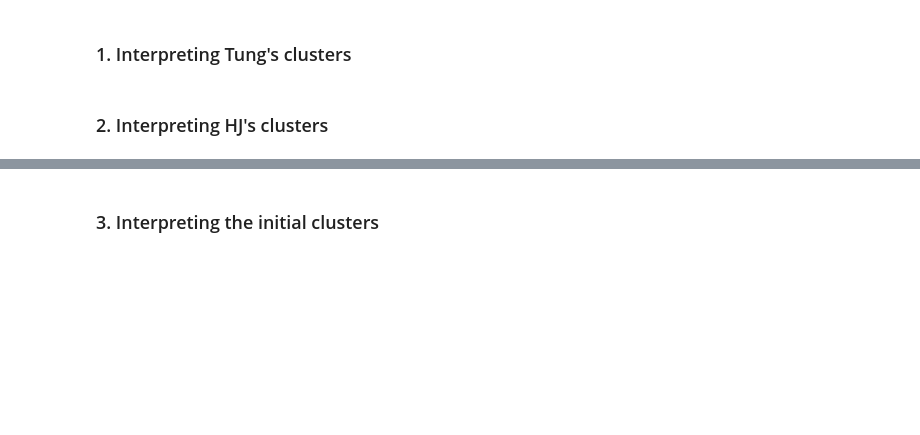
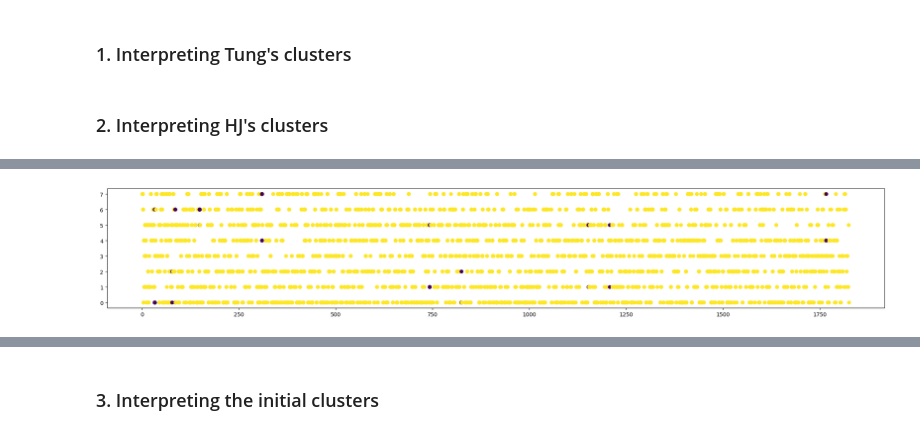
Before and after one commit to tungnd237/InventoryManagementAnalyst, a Jupyter notebook: sascha/final/0502_interpretable_clustering.ipynb, the cells around one changed output, grey strips where cells are left out. Drawn from its saved outputs; the diff is of its cells as text; code cells hidden in the pictures; blank space fills up the shorter version.

Commit message:
ADD: finish review & interpretation of hj's clutering

```diff
--- a/sascha/final/0502_interpretable_clustering.ipynb
+++ b/sascha/final/0502_interpretable_clustering.ipynb
@@ -178,6 +177,8 @@ Calinski = []
 clustering_score = []
 Name = []
 
+no_outlier_df = pd.read_pickle("0502_hj_no_outlier.pkl")
+
 silhouette_avg.append([])
 Calinski.append([])
 clustering_score.append([])
@@ -185,6 +186,9 @@ Name.append('PCA-KMean')
 for n_clusters in range_n_clusters:
     clusterer = KMeans(n_clusters=n_clusters, random_state=0)
     cluster_labels = clusterer.fit_predict(pca_mle_df)
+
+    # Add cluter label column for cluster interpretation via Decision Tree
+    no_outlier_df['label_pca_km_{}'.format(n_clusters)] = cluster_labels
 
     # The silhouette_score gives the average value for all the samples.
     # This gives a perspective into the density and separation of the formed
@@ -213,6 +217,9 @@ for n_clusters in range_n_clusters:
     clusterer = AgglomerativeClustering(n_clusters=n_clusters, linkage="average")
     cluster_labels = clusterer.fit_predict(pca_mle_df)
 
+    # Add cluter label column for cluster interpretation via Decision Tree
+    no_outlier_df['label_pca_h_{}'.format(n_clusters)] = cluster_labels
+
     # The silhouette_score gives the average value for all the samples.
     # This gives a perspective into the density and separation of the formed
     # clusters
@@ -239,6 +246,9 @@ Name.append('TSNE-KMean')
 for n_clusters in range_n_clusters:
     clusterer = KMeans(n_clusters=n_clusters, random_state=0)
     cluster_labels = clusterer.fit_predict(tsne_df)
+
+    # Add cluter label column for cluster interpretation via Decision Tree
+    no_outlier_df['label_tsne_km_{}'.format(n_clusters)] = cluster_labels
 
     # The silhouette_score gives the average value for all the samples.
     # This gives a perspective into the density and separation of the formed
@@ -267,6 +277,9 @@ for n_clusters in range_n_clusters:
     clusterer = AgglomerativeClustering(n_clusters=n_clusters, linkage="average")
     cluster_labels = clusterer.fit_predict(tsne_df)
 
+    # Add cluter label column for cluster interpretation via Decision Tree
+    no_outlier_df['label_tsne_h_{}'.format(n_clusters)] = cluster_labels
+
     # The silhouette_score gives the average value for all the samples.
     # This gives a perspective into the density and separation of the formed
     # clusters
@@ -286,0 +307,3 @@ for n_clusters in range_n_clusters:
+# %%
+no_outlier_df = no_outlier_df.drop(columns=dropping_columns)
+no_outlier_df.to_pickle('0502_hj_no_outlier_dropped.pkl')
@@ -314,0 +353,34 @@ plt.show()
+# %%
+kmeans4 = AgglomerativeClustering(n_clusters=8, linkage="average")
+kmeans4.fit(pca_mle_df)
+
+product={}
+
+for i in range(len(no_outlier_df)):
+    if no_outlier_df['Product Name'][i] not in product:
+        product[no_outlier_df['Product Name'][i]] = []
+        product[no_outlier_df['Product Name'][i]].append(kmeans4.labels_[i])
+    else:
+        product[no_outlier_df['Product Name'][i]].append(kmeans4.labels_[i])
+
+x_number = []
+y_cluster = []
+c_product = []
+c_isitsame = []
+
+c=0
+for i in product:
+    c=c+1
+    for j in range(len(product[i])):
+        #print(i, product[i][j], c)
+        x_number.append(len(x_number)+1)
+        y_cluster.append(product[i][j])
+        c_product.append(c)
+        c_isitsame.append(len(set(product[i]))<=1)
+
+
+fig = plt.figure(figsize=(26,4))
+plt.scatter(c_product, y_cluster, c=c_isitsame)
+plt.show()
+# %% [output]
+[figure, added]
```
Also changed, not shown: parts of 15 cells of this notebook, 7 other files.
